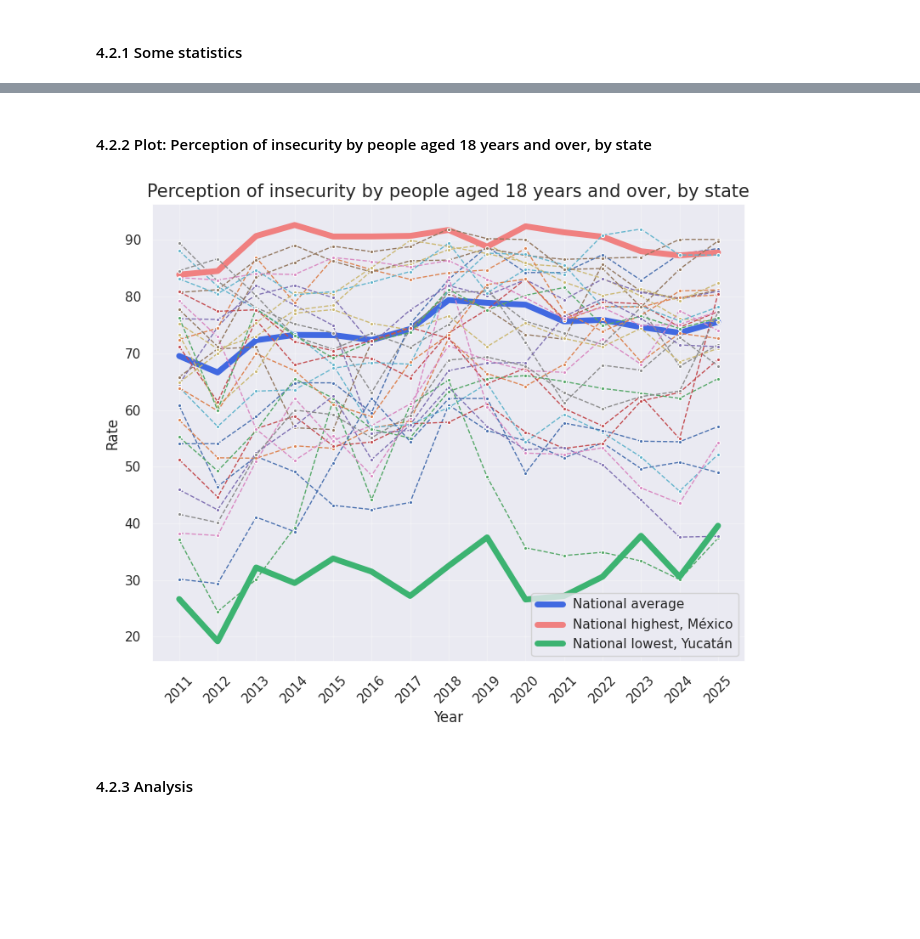
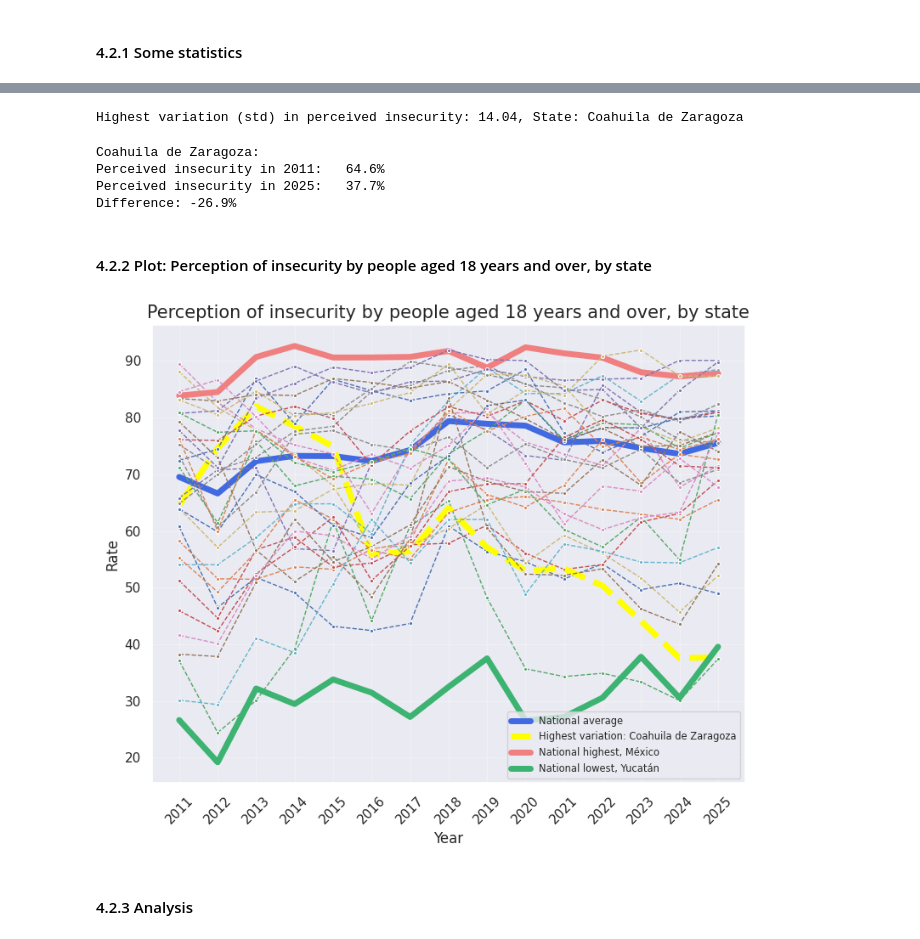
Before and after one commit to irenecelebrin/programming-for-data-analytics, a Jupyter notebook: project/project.ipynb, the cells around one changed output, grey strips where cells are left out. Cells and saved outputs as stored; diff of their text form; code cells hidden in the pictures; blank space fills up the shorter version.

```diff
--- a/project/project.ipynb
+++ b/project/project.ipynb
@@ -724,31 +777,61 @@ Numpy is used to calculate in which state perceived insecurity has changed the m
+# %%
+# calculate std for each state and find max.
+highest_variance = round(new_security_by_state.std().max(),2)
+
+# find state with max std
+highest_variance_state = new_security_by_state.var().idxmax()
+
+# print stats
+print(f'Highest variation (std) in perceived insecurity: {highest_variance},\tState: {highest_variance_state}')
+# %% [output]
+Highest variation (std) in perceived insecurity: 14.04, State: Coahuila de Zaragoza
+# %%
+# compute perceived insecurity in 20211, 2025, and difference
+coahuila_now = round(new_security_by_state['Coahuila de Zaragoza'].loc['2025'],1)
+coahuila_before = round(new_security_by_state['Coahuila de Zaragoza'].loc['2011'],1)
+coahuila_diff = round(coahuila_now - coahuila_before,1)
+
+# print stats
+print(f'{highest_variance_state}:\r')
+print(f'Perceived insecurity in 2011:\t{coahuila_before}%')
+print(f'Perceived insecurity in 2025:\t{coahuila_now}%')
+print(f'Difference: {coahuila_diff}%')
+# %% [output]
+Coahuila de Zaragoza:
+Perceived insecurity in 2011:   64.6%
+Perceived insecurity in 2025:   37.7%
+Difference: -26.9%
 # %% [markdown]
 #### 4.2.2 Plot: Perception of insecurity by people aged 18 years and over, by state
 # %%
 sns.set_theme(rc={'figure.figsize':(9,7)})
 for state in new_security_by_state.columns:
     if state == 'Estados Unidos Mexicanos':
         sns.lineplot(x = new_security_by_state.index, y = new_security_by_state[state], linewidth = 5, label = 'National average', color = 'royalblue')
     elif state == 'Yucatán':
         sns.lineplot(x = new_security_by_state.index, y = new_security_by_state[state], linewidth = 5, label = 'National lowest, Yucatán', color = 'mediumseagreen')
     elif state == 'México':
         sns.lineplot(x = new_security_by_state.index, y = new_security_by_state[state], linewidth = 5, label = 'National highest, México', color = 'lightcoral')
+    elif state == 'Coahuila de Zaragoza':
+        sns.lineplot(x = new_security_by_state.index, y = new_security_by_state[state], linewidth = 5, linestyle = 'dashed', label = 'Highest variation: Coahuila de Zaragoza', color = 'yellow')
     else:
         sns.lineplot(x = new_security_by_state.index, y = new_security_by_state[state], linestyle='dashed', linewidth = 1, marker = '.')
 
+plt.legend(fontsize = 'x-small')
 plt.grid(True, alpha=0.3)
 plt.xlabel('Year')
 plt.ylabel('Rate')
 plt.xticks(rotation=45)
 plt.title('Perception of insecurity by people aged 18 years and over, by state', wrap = True, size = 15)
 
 # save plot
 state_plot_name = '4.2_insecurity_by_state'
 plt.savefig(plot_dir + state_plot_name + '.png')
 
 # show plot
 plt.show()
 # %% [output]
-[figure, old version]
+[figure, new version]
 # %% [markdown]
 #### 4.2.3 Analysis
 # %% [markdown]
```
Also changed, not shown: parts of 13 cells of this notebook.
